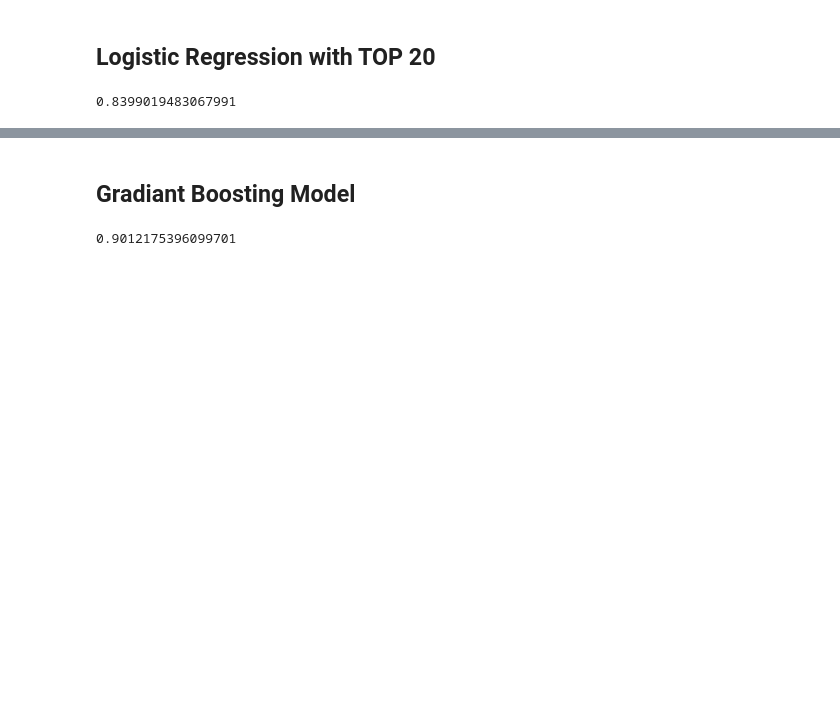
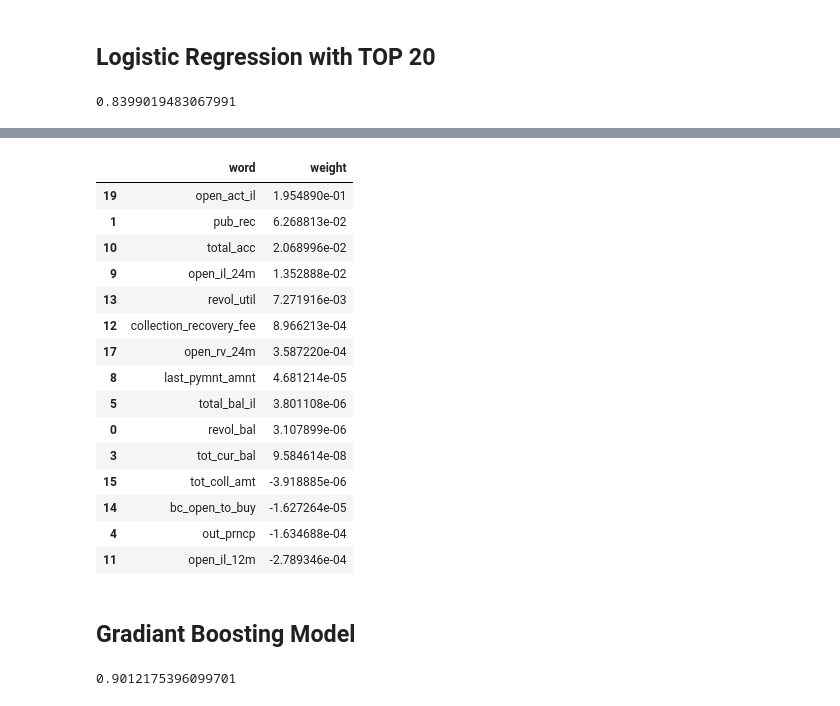
Before and after one commit to BigData718/LendingClub, a Jupyter notebook: Final_IST_Bigdata.ipynb, the cells around one changed output, grey strips where cells are left out. Cells and saved outputs as stored; diff of their text form; code cells hidden in the pictures; blank space fills up the shorter version.

```diff
--- a/Final_IST_Bigdata.ipynb
+++ b/Final_IST_Bigdata.ipynb
@@ -1416,3 +1438,27 @@ bceR.evaluate(final_model_fitted_Lr.transform(revised_test))
+# %%
+
+en_weights = final_model_fitted_Lr.bestModel.stages[-1].coefficients.toArray()
+en_coeffs_df = pd.DataFrame({'word': new_cols , 'weight': en_weights})
+#Printing the words and their contribution to the prediction of sentiment.
+#As expected, words like worst,waste contribute heavily to the negative review.
+en_coeffs_df.sort_values('weight',ascending = False).head(15)
+# %% [output]
+|  | word | weight |
+| 19 | open_act_il | 1.954890e-01 |
+| 1 | pub_rec | 6.268813e-02 |
+| 10 | total_acc | 2.068996e-02 |
+| 9 | open_il_24m | 1.352888e-02 |
+| 13 | revol_util | 7.271916e-03 |
+| 12 | collection_recovery_fee | 8.966213e-04 |
+| 17 | open_rv_24m | 3.587220e-04 |
+| 8 | last_pymnt_amnt | 4.681214e-05 |
+| 5 | total_bal_il | 3.801108e-06 |
+| 0 | revol_bal | 3.107899e-06 |
+| 3 | tot_cur_bal | 9.584614e-08 |
+| 15 | tot_coll_amt | -3.918885e-06 |
+| 14 | bc_open_to_buy | -1.627264e-05 |
+| 4 | out_prncp | -1.634688e-04 |
+| 11 | open_il_12m | -2.789346e-04 |
 # %% [markdown]
 ##  Gradiant Boosting Model
 # %%
```
Also changed, not shown: parts of 5 cells of this notebook.
